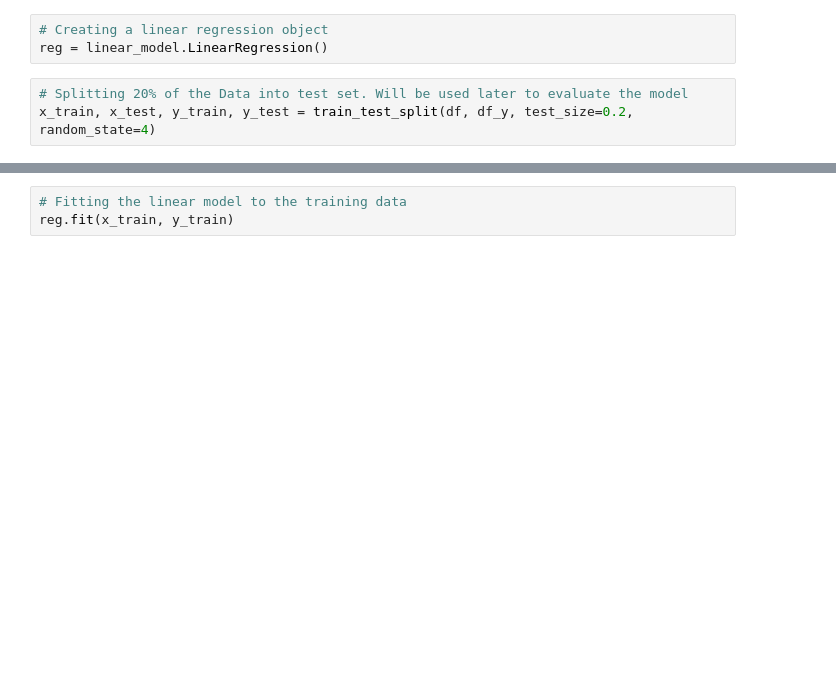
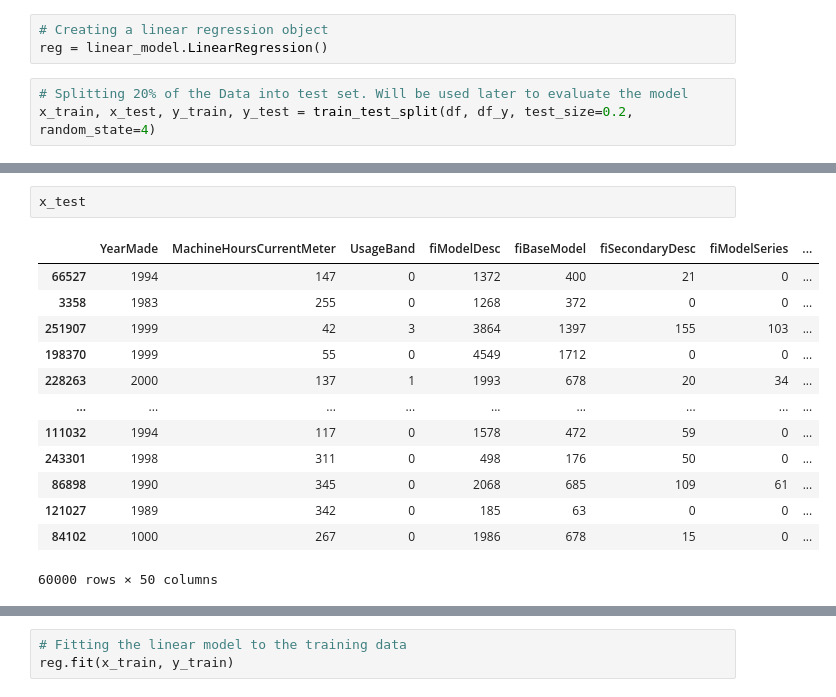
Before and after one commit to manojtomer0709/Machine-Learning-Assignments, a Jupyter notebook: Assignment-1/Linear_Regression_1.ipynb, the cells around one changed output, grey strips where cells are left out. Cells and saved outputs as stored; diff of their text form; blank space fills up the shorter version.

```diff
--- a/Assignment-1/Linear_Regression_1.ipynb
+++ b/Assignment-1/Linear_Regression_1.ipynb
@@ -63,0 +76,16 @@ x_train, x_test, y_train, y_test = train_test_split(df, df_y, test_size=0.2, ran
+# %%
+x_test
+# %% [output]
+|  | YearMade | MachineHoursCurrentMeter | UsageBand | fiModelDesc | fiBaseModel | fiSecondaryDesc | fiModelSeries | ... |
+| 66527 | 1994 | 147 | 0 | 1372 | 400 | 21 | 0 | ... |
+| 3358 | 1983 | 255 | 0 | 1268 | 372 | 0 | 0 | ... |
+| 251907 | 1999 | 42 | 3 | 3864 | 1397 | 155 | 103 | ... |
+| 198370 | 1999 | 55 | 0 | 4549 | 1712 | 0 | 0 | ... |
+| 228263 | 2000 | 137 | 1 | 1993 | 678 | 20 | 34 | ... |
+| ... | ... | ... | ... | ... | ... | ... | ... | ... |
+| 111032 | 1994 | 117 | 0 | 1578 | 472 | 59 | 0 | ... |
+| 243301 | 1998 | 311 | 0 | 498 | 176 | 50 | 0 | ... |
+| 86898 | 1990 | 345 | 0 | 2068 | 685 | 109 | 61 | ... |
+| 121027 | 1989 | 342 | 0 | 185 | 63 | 0 | 0 | ... |
+| 84102 | 1000 | 267 | 0 | 1986 | 678 | 15 | 0 | ... |
+60000 rows × 50 columns
```
Also changed, not shown: parts of 10 cells of this notebook.
